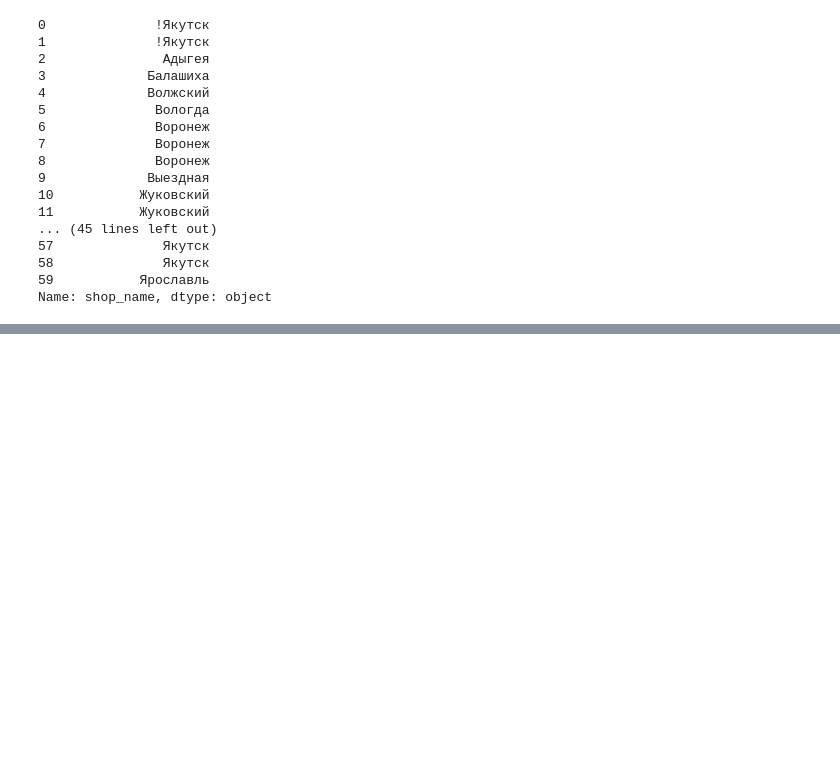
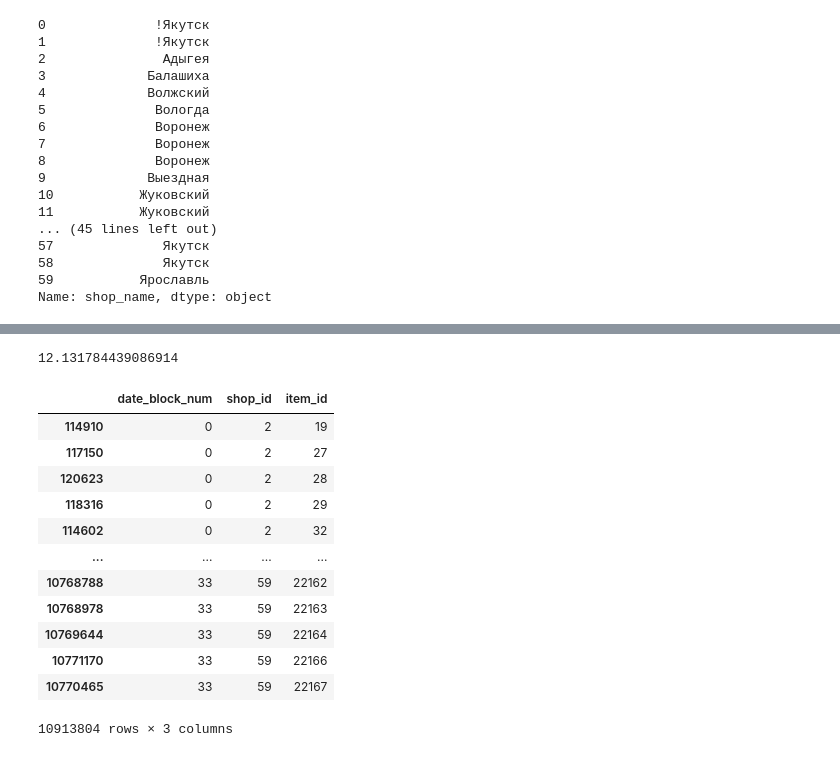
Before and after one commit to ducksfrogs/ma_kaggle, a Jupyter notebook: future_sales/feature_xgb.ipynb, the cells around one changed output, grey strips where cells are left out. Drawn from its saved outputs; the diff is of its cells as text; code cells hidden in the pictures; blank space fills up the shorter version.

```diff
--- a/future_sales/feature_xgb.ipynb
+++ b/future_sales/feature_xgb.ipynb
@@ -203,0 +241,32 @@ cats
+# %%
+ts = time.time()
+matrix = []
+cols = ['date_block_num', 'shop_id', 'item_id']
+for i in range(34):
+    sales = train[train.date_block_num==i]
+    matrix.append(np.array(list(product([i], sales.shop_id.unique(), sales.item_id.unique())), dtype='int16'))
+
+matrix = pd.DataFrame(np.vstack(matrix), columns=cols)
+matrix['date_block_num'] = matrix['date_block_num'].astype(np.int8)
+matrix['shop_id'] = matrix['shop_id'].astype(np.int8)
+matrix['item_id'] = matrix['item_id'].astype(np.int16)
+matrix.sort_values(cols, inplace=True)
+time.time() - ts
+# %% [output]
+12.131784439086914
+# %%
+matrix
+# %% [output]
+|  | date_block_num | shop_id | item_id |
+| 114910 | 0 | 2 | 19 |
+| 117150 | 0 | 2 | 27 |
+| 120623 | 0 | 2 | 28 |
+| 118316 | 0 | 2 | 29 |
+| 114602 | 0 | 2 | 32 |
+| ... | ... | ... | ... |
+| 10768788 | 33 | 59 | 22162 |
+| 10768978 | 33 | 59 | 22163 |
+| 10769644 | 33 | 59 | 22164 |
+| 10771170 | 33 | 59 | 22166 |
+| 10770465 | 33 | 59 | 22167 |
+10913804 rows × 3 columns
```
Also changed, not shown: parts of 5 cells of this notebook, 1 other file.
